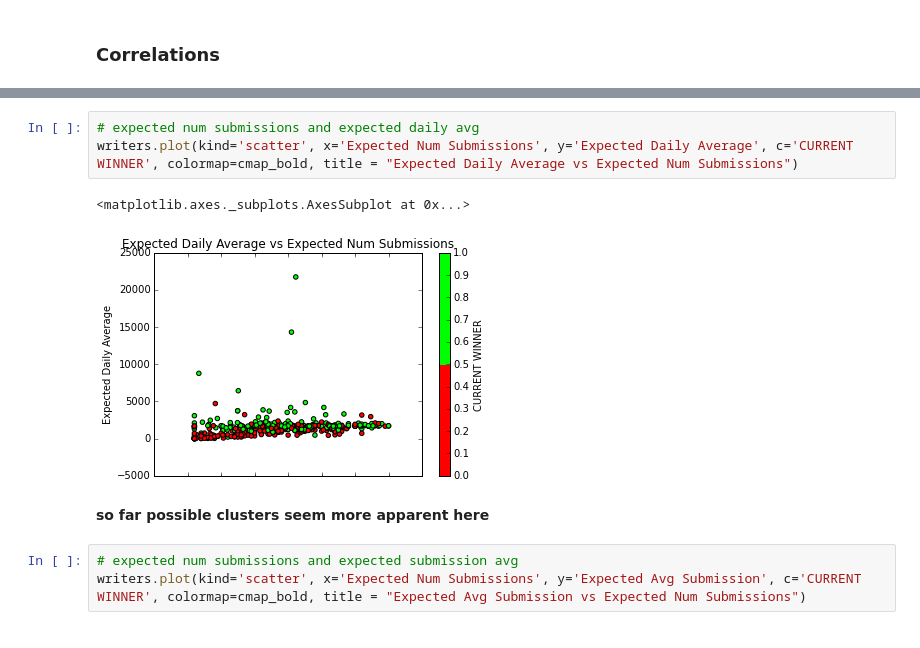
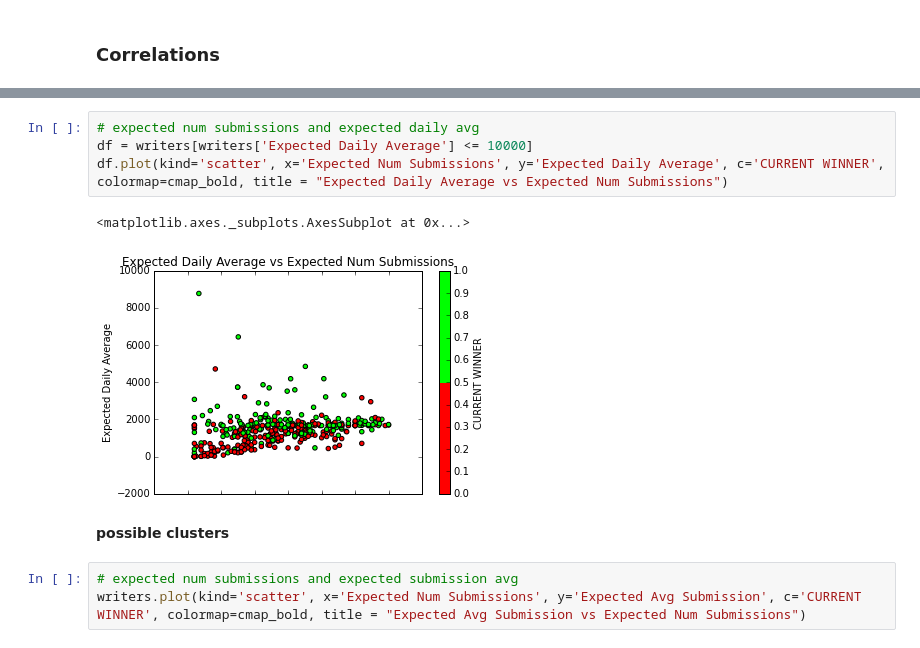
Before and after one commit to nicaless/nanowrimo_ga_project, a Jupyter notebook: analyze/exploratory.ipynb, the cells around one changed output, grey strips where cells are left out. Saved outputs shown, nothing was run; the diff lists cells and outputs as text.

```diff
--- a/analyze/exploratory.ipynb
+++ b/analyze/exploratory.ipynb
@@ -277,11 +274,12 @@ writers.plot(kind='scatter', x='Consecutive Part', y='Consecutive Donor', c='CUR
 # %%
 # expected num submissions and expected daily avg
-writers.plot(kind='scatter', x='Expected Num Submissions', y='Expected Daily Average', c='CURRENT WINNER', colormap=cmap_bold, title = "Expected Daily Average vs Expected Num Submissions")
+df = writers[writers['Expected Daily Average'] <= 10000]
+df.plot(kind='scatter', x='Expected Num Submissions', y='Expected Daily Average', c='CURRENT WINNER', colormap=cmap_bold, title = "Expected Daily Average vs Expected Num Submissions")
 # %% [output]
 <matplotlib.axes._subplots.AxesSubplot at 0x...>
-[figure, old version]
+[figure, new version]
-# %% [markdown]
-__so far possible clusters seem more apparent here__
+# %% [markdown]
+__possible clusters__
 # %%
 # expected num submissions and expected submission avg
 writers.plot(kind='scatter', x='Expected Num Submissions', y='Expected Avg Submission', c='CURRENT WINNER', colormap=cmap_bold, title = "Expected Avg Submission vs Expected Num Submissions")
```
Also changed, not shown: parts of 25 cells of this notebook, 2 other files.
